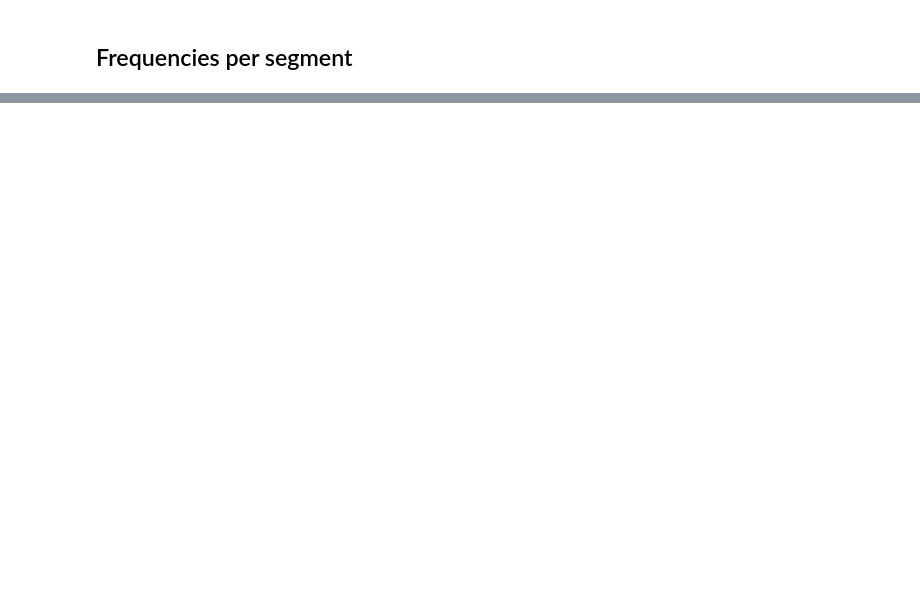
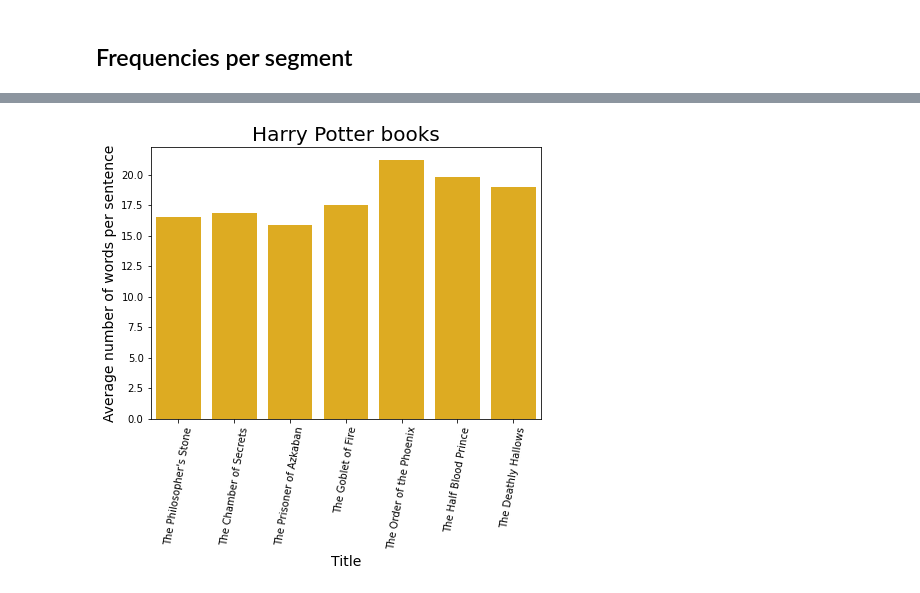
Before and after one commit to peterverhaar/tdmh-2023, a Jupyter notebook: Notebooks/Harry Potter.ipynb, the cells around one changed output, grey strips where cells are left out. Saved outputs shown, nothing was run; the diff lists cells and outputs as text; code cells hidden in the pictures; blank space fills up the shorter version.

```diff
--- a/Notebooks/Harry Potter.ipynb
+++ b/Notebooks/Harry Potter.ipynb
@@ -21,7 +21,7 @@ for file in sorted(os.listdir(dir)):
 # %% [markdown]
 ## Calculate word frequencies per book
 # %%
-stop_words.extend(['Harry','Potter','Hermione','Ron','I','said'])
+stop_words.extend(['Harry','Potter','Hermione','Ron','I','said','Page','J.K.','Rowling'])
 
 for book in corpus:
     print('\n'+book)
@@ -149,0 +133,18 @@ plt.show()
+# %%
+import matplotlib.pyplot as plt
+import seaborn as sns
+
+fig = plt.figure( figsize=( 7 , 5 ) )
+
+graph = sns.barplot( x= list(avg_sent_len.keys()), y= list(avg_sent_len.values()) , color = '#fcba03' , dodge=False )
+
+graph.set_title('Harry Potter books' , size = 20)
+graph.set_xlabel('Title' , size = 14 )
+graph.set_ylabel('Average number of words per sentence' , size = 14)
+
+
+plt.xticks(rotation= 80)
+
+plt.show()
+# %% [output]
+[figure, added]
```
Also changed, not shown: parts of 7 cells of this notebook.
